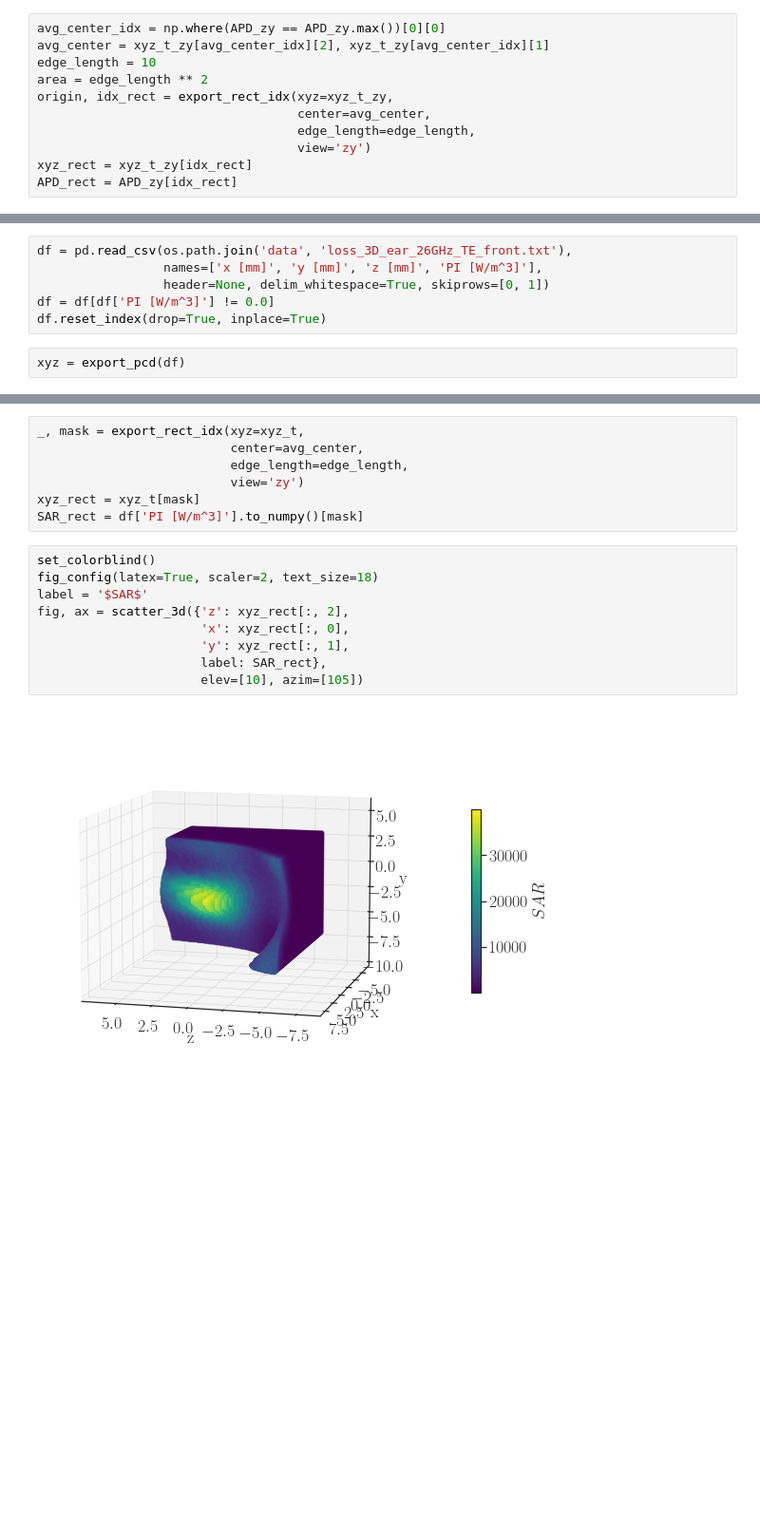
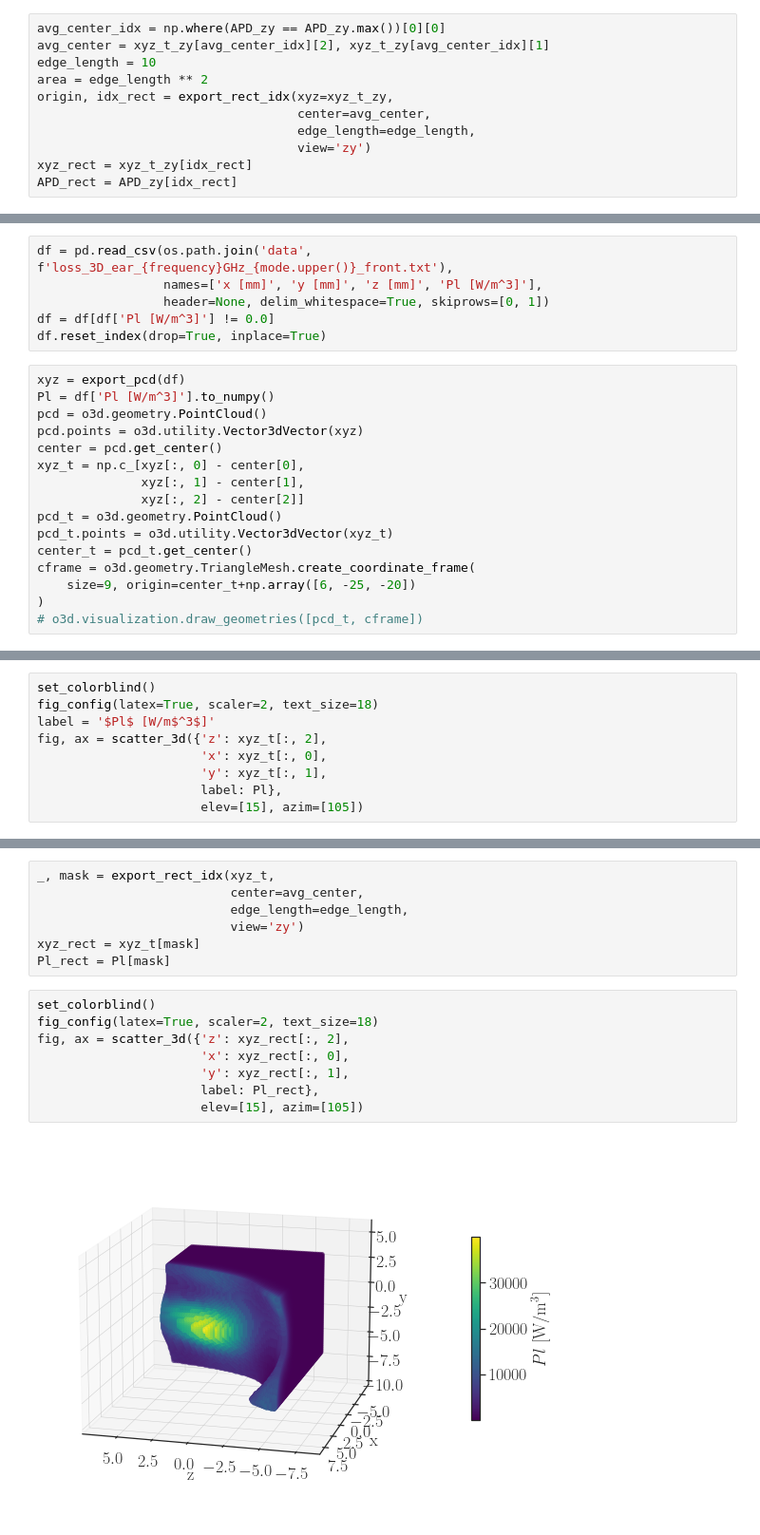
Before and after one commit to akapet00/EMF-exposure-analysis, a Jupyter notebook: playground/IEEE-J-ERM_paper/01_APD_Poynting.ipynb, the cells around one changed output, grey strips where cells are left out. Shown at 95% size. Drawn from its saved outputs; the diff is of its cells as text; blank space fills up the shorter version.

```diff
--- a/playground/IEEE-J-ERM_paper/01_APD_Poynting.ipynb
+++ b/playground/IEEE-J-ERM_paper/01_APD_Poynting.ipynb
@@ -103,8 +107,22 @@ APD_av
 # %%
-df = pd.read_csv(os.path.join('data', 'loss_3D_ear_26GHz_TE_front.txt'),
-                 names=['x [mm]', 'y [mm]', 'z [mm]', 'PI [W/m^3]'],
+df = pd.read_csv(os.path.join('data', f'loss_3D_ear_{frequency}GHz_{mode.upper()}_front.txt'),
+                 names=['x [mm]', 'y [mm]', 'z [mm]', 'Pl [W/m^3]'],
                  header=None, delim_whitespace=True, skiprows=[0, 1])
-df = df[df['PI [W/m^3]'] != 0.0]
+df = df[df['Pl [W/m^3]'] != 0.0]
 df.reset_index(drop=True, inplace=True)
 # %%
 xyz = export_pcd(df)
+Pl = df['Pl [W/m^3]'].to_numpy()
+pcd = o3d.geometry.PointCloud()
+pcd.points = o3d.utility.Vector3dVector(xyz)
+center = pcd.get_center()
+xyz_t = np.c_[xyz[:, 0] - center[0],
+              xyz[:, 1] - center[1],
+              xyz[:, 2] - center[2]]
+pcd_t = o3d.geometry.PointCloud()
+pcd_t.points = o3d.utility.Vector3dVector(xyz_t)
+center_t = pcd_t.get_center()
+cframe = o3d.geometry.TriangleMesh.create_coordinate_frame(
+    size=9, origin=center_t+np.array([6, -25, -20])
+)
+# o3d.visualization.draw_geometries([pcd_t, cframe])
@@ -124,0 +129,9 @@ cframe = o3d.geometry.TriangleMesh.create_coordinate_frame(
+# %%
+set_colorblind()
+fig_config(latex=True, scaler=2, text_size=18)
+label = '$Pl$ [W/m$^3$]'
+fig, ax = scatter_3d({'z': xyz_t[:, 2],
+                      'x': xyz_t[:, 0],
+                      'y': xyz_t[:, 1],
+                      label: Pl},
+                      elev=[15], azim=[105])
@@ -125,18 +140,17 @@ cframe = o3d.geometry.TriangleMesh.create_coordinate_frame(
 # %%
-_, mask = export_rect_idx(xyz=xyz_t,
+_, mask = export_rect_idx(xyz_t,
                           center=avg_center,
                           edge_length=edge_length,
                           view='zy')
 xyz_rect = xyz_t[mask]
-SAR_rect = df['PI [W/m^3]'].to_numpy()[mask]
+Pl_rect = Pl[mask]
 # %%
 set_colorblind()
 fig_config(latex=True, scaler=2, text_size=18)
-label = '$SAR$'
 fig, ax = scatter_3d({'z': xyz_rect[:, 2],
                       'x': xyz_rect[:, 0],
                       'y': xyz_rect[:, 1],
-                      label: SAR_rect},
-                      elev=[10], azim=[105])
+                      label: Pl_rect},
+                      elev=[15], azim=[105])
 # %% [output]
-[figure, old version]
+[figure, new version]
```
Also changed, not shown: parts of 15 cells of this notebook.
